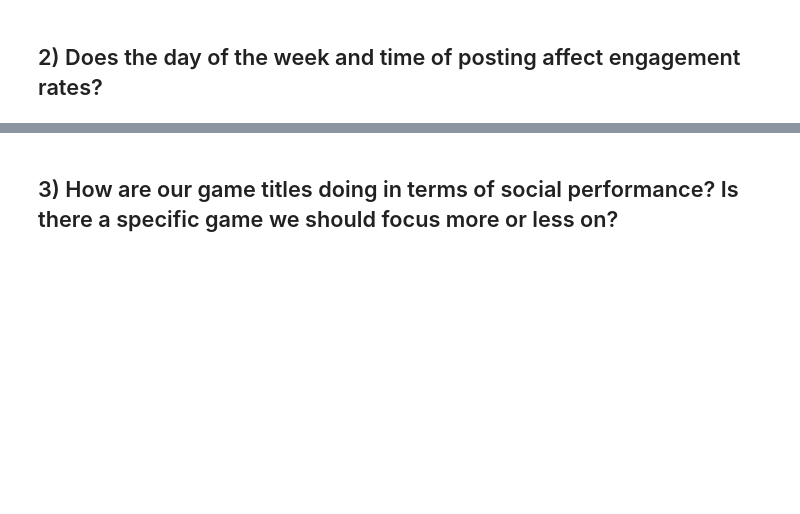
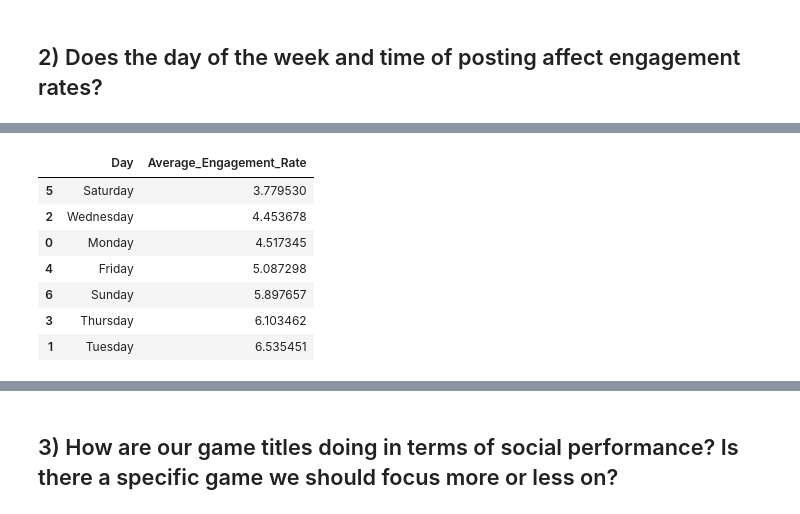
Before and after one commit to Isiah-Z-Montalvo/Evil-Geniuses-Data-Analyst-Internship-Assessment, a Jupyter notebook: Analysis.ipynb, the cells around one changed output, grey strips where cells are left out. Saved outputs shown, nothing was run; the diff lists cells and outputs as text; code cells hidden in the pictures; blank space fills up the shorter version.

```diff
--- a/Analysis.ipynb
+++ b/Analysis.ipynb
@@ -159,0 +165,16 @@ The likelihood of achieving a 15% engagement rate is 7.56%
+# %%
+days = dateDF.groupby(dateDF.Published_Date.dt.weekday)["Engagement_Rates"].mean()
+weekdays = ["Monday", "Tuesday", "Wednesday", "Thursday", "Friday", "Saturday", "Sunday"]
+data = {"Day" : weekdays, "Average_Engagement_Rate": days.values}
+days = pd.DataFrame(data)
+days.sort_values("Average_Engagement_Rate", inplace = True)
+days
+# %% [output]
+|  | Day | Average_Engagement_Rate |
+| 5 | Saturday | 3.779530 |
+| 2 | Wednesday | 4.453678 |
+| 0 | Monday | 4.517345 |
+| 4 | Friday | 5.087298 |
+| 6 | Sunday | 5.897657 |
+| 3 | Thursday | 6.103462 |
+| 1 | Tuesday | 6.535451 |
```
Also changed, not shown: parts of 2 cells of this notebook.
